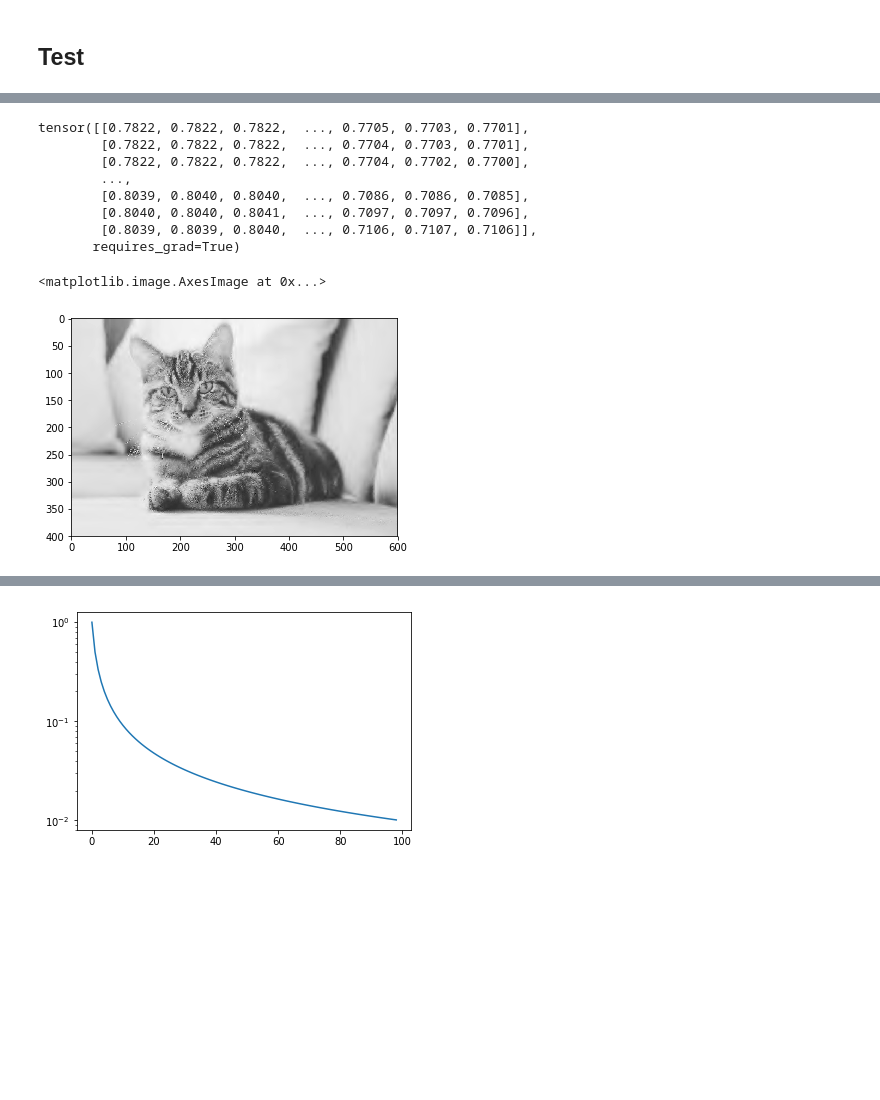
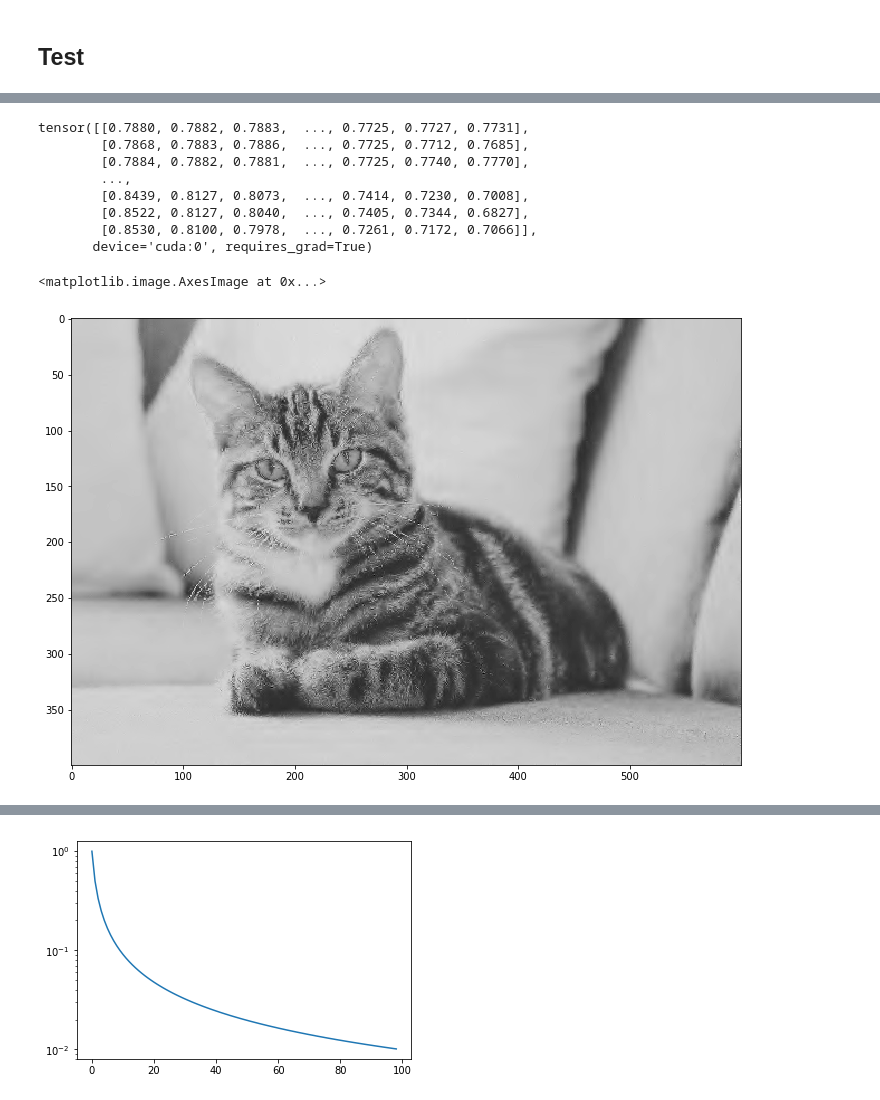
Before and after one commit to cyber-meow/FISTA, a Jupyter notebook: Playground.ipynb, the cells around one changed output, grey strips where cells are left out. Cells and saved outputs as stored; diff of their text form; code cells hidden in the pictures; blank space fills up the shorter version.

```diff
--- a/Playground.ipynb
+++ b/Playground.ipynb
@@ -68,3 +75,5 @@ print(M)
+# %%
+M = generate_mask(B.shape)
 # %%
 plt.imshow(M, cmap='gray')
 plt.show()
@@ -378,21 +397,24 @@ def alpha(n):
+# %%
+alpha = fista.Alpha(3)
 # %%
 inp_fista = Inpainting(Y, M)
 # %%
-inp_fista.run(100, 0.1, 0.1, 'db4', alpha)
+inp_fista.run(100, 0.1, 0.02, 'db4', alpha)  #, err_levels=lambda k: 2e4/(k**0.2))
 # %% [output]
-tensor([[0.7822, 0.7822, 0.7822,  ..., 0.7705, 0.7703, 0.7701],
-        [0.7822, 0.7822, 0.7822,  ..., 0.7704, 0.7703, 0.7701],
-        [0.7822, 0.7822, 0.7822,  ..., 0.7704, 0.7702, 0.7700],
+tensor([[0.7880, 0.7882, 0.7883,  ..., 0.7725, 0.7727, 0.7731],
+        [0.7868, 0.7883, 0.7886,  ..., 0.7725, 0.7712, 0.7685],
+        [0.7884, 0.7882, 0.7881,  ..., 0.7725, 0.7740, 0.7770],
         ...,
-        [0.8039, 0.8040, 0.8040,  ..., 0.7086, 0.7086, 0.7085],
-        [0.8040, 0.8040, 0.8041,  ..., 0.7097, 0.7097, 0.7096],
-        [0.8039, 0.8039, 0.8040,  ..., 0.7106, 0.7107, 0.7106]],
-       requires_grad=True)
+        [0.8439, 0.8127, 0.8073,  ..., 0.7414, 0.7230, 0.7008],
+        [0.8522, 0.8127, 0.8040,  ..., 0.7405, 0.7344, 0.6827],
+        [0.8530, 0.8100, 0.7978,  ..., 0.7261, 0.7172, 0.7066]],
+       device='cuda:0', requires_grad=True)
 # %%
-plt.imshow(inp_fista.x.detach(), cmap='gray')
+plt.figure(figsize=(12, 18))
+plt.imshow(inp_fista.x.cpu().detach(), cmap='gray')
 # %% [output]
 <matplotlib.image.AxesImage at 0x...>
-[figure, old version]
+[figure, new version]
 # %%
 plt.plot(inp_fista.x_diffs, label='FISTA')
 plt.plot(inp_fb.x_diffs, label='Forward-backward')
```
Also changed, not shown: parts of 30 cells of this notebook, 28 other files.
